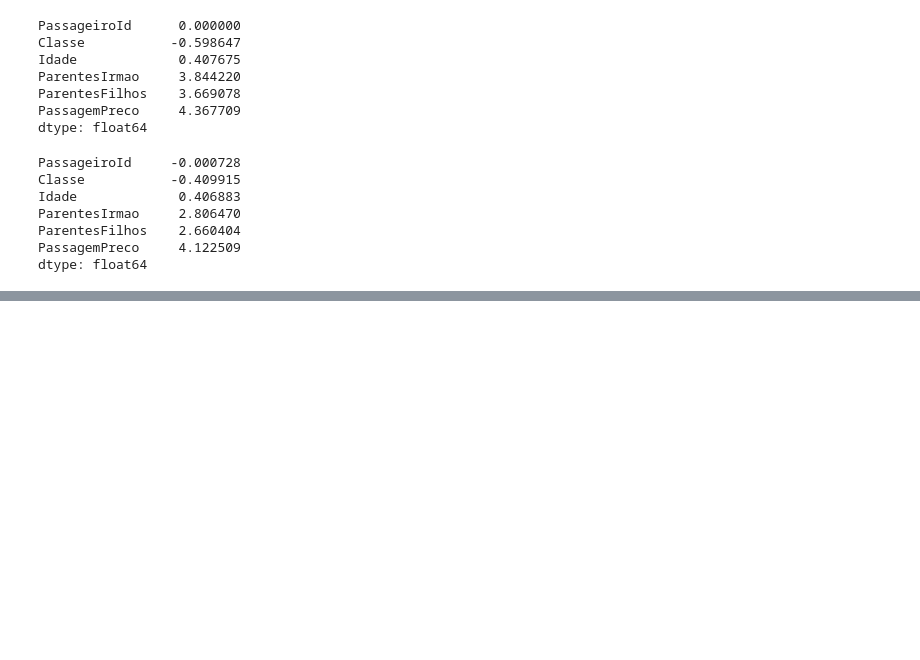
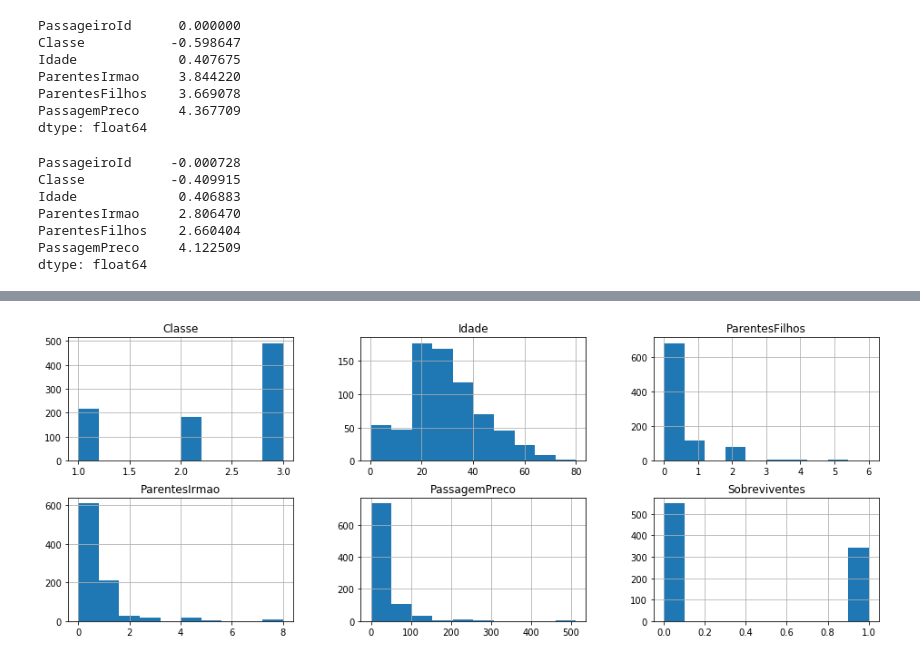
Before and after one commit to silvanopessoa/titanic, a Jupyter notebook: titanic-datamunging.ipynb, the cells around one changed output, grey strips where cells are left out. Drawn from its saved outputs; the diff is of its cells as text; code cells hidden in the pictures; blank space fills up the shorter version.

Commit message:
graficos

```diff
--- a/titanic-datamunging.ipynb
+++ b/titanic-datamunging.ipynb
@@ -991,0 +997,5 @@ dtype: float64
+# %%
+%matplotlib inline
+plt.rcParams["figure.figsize"] = [16,9]
+colunasGraficos = colunasNumericas[:]
+colunasGraficos.insert(1,'Sobreviventes')
@@ -991,0 +1008,5 @@ dtype: float64
+# %%
+train[colunasGraficos].hist(layout = (3,3))
+plt.show()
+# %% [output]
+[figure, added]
```
Also changed, not shown: parts of 14 cells of this notebook, 1 other file.
